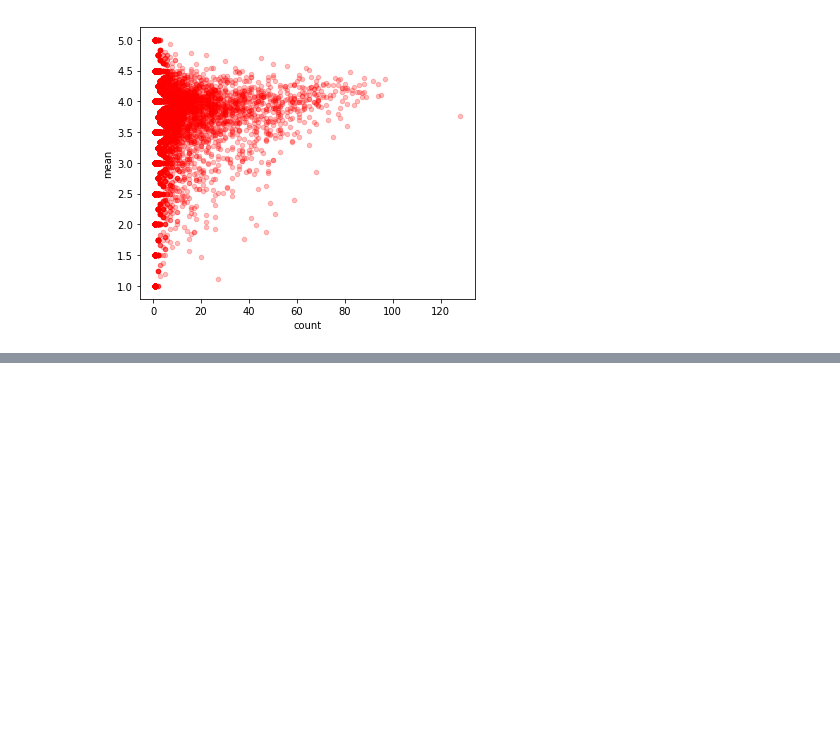
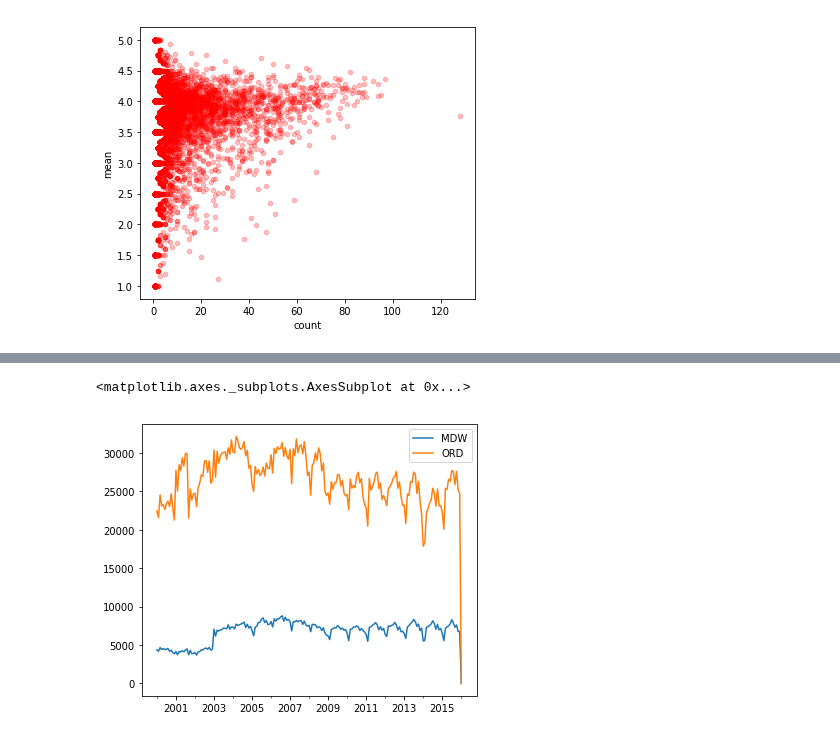
Before and after one commit to hvribeiro/MCSC1, a Jupyter notebook: aulas/01.6 - Getting Started with Scientific Python (pandas).ipynb, the cells around one changed output, grey strips where cells are left out. Saved outputs shown, nothing was run; the diff lists cells and outputs as text; code cells hidden in the pictures; blank space fills up the shorter version.

```diff
--- a/aulas/01.6 - Getting Started with Scientific Python (pandas).ipynb
+++ b/aulas/01.6 - Getting Started with Scientific Python (pandas).ipynb
@@ -1523,0 +1748,3 @@ df.groupby('beer_id').review_overall.agg(['mean', 'count'])
+# %%
+df = pd.read_csv("../extras/sample_data//flights-ts.csv.gz", index_col=0, parse_dates=True)
+df
@@ -1523,0 +1780,3 @@ df.groupby('beer_id').review_overall.agg(['mean', 'count'])
+# %%
+resampler = df.resample("MS")  # MS=Month Start
+resampler
@@ -1523,0 +1801,5 @@ df.groupby('beer_id').review_overall.agg(['mean', 'count'])
+# %%
+resampler.sum().plot()
+# %% [output]
+<matplotlib.axes._subplots.AxesSubplot at 0x...>
+[figure, added]
```
Also changed, not shown: parts of 47 cells of this notebook.
